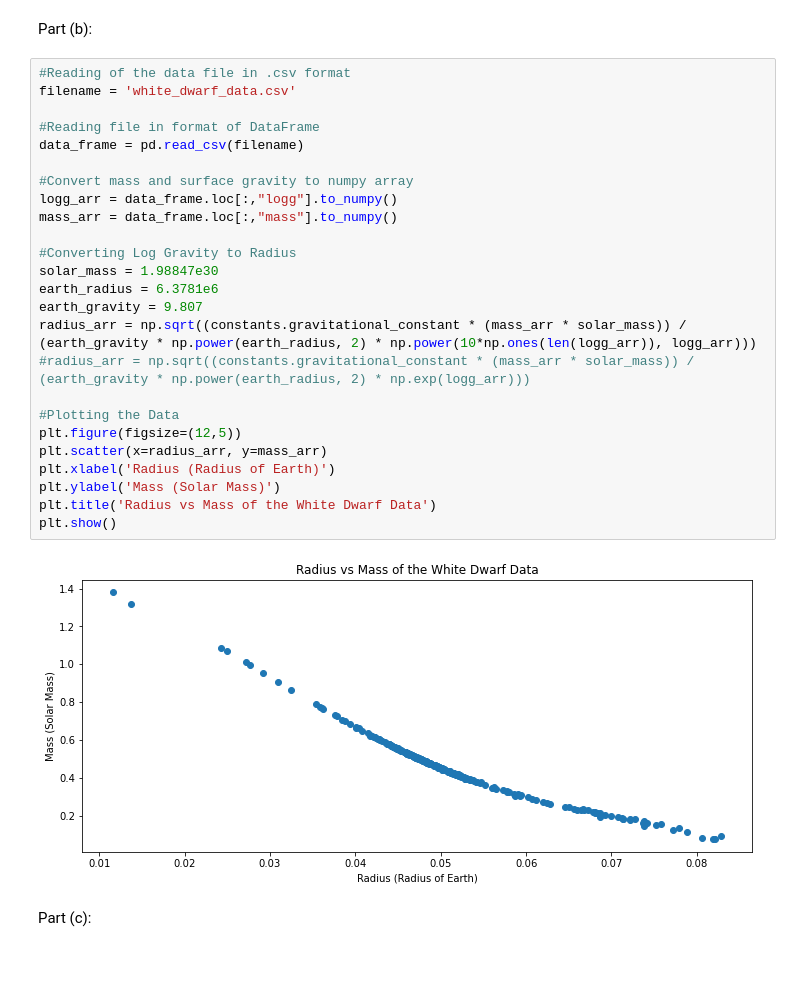
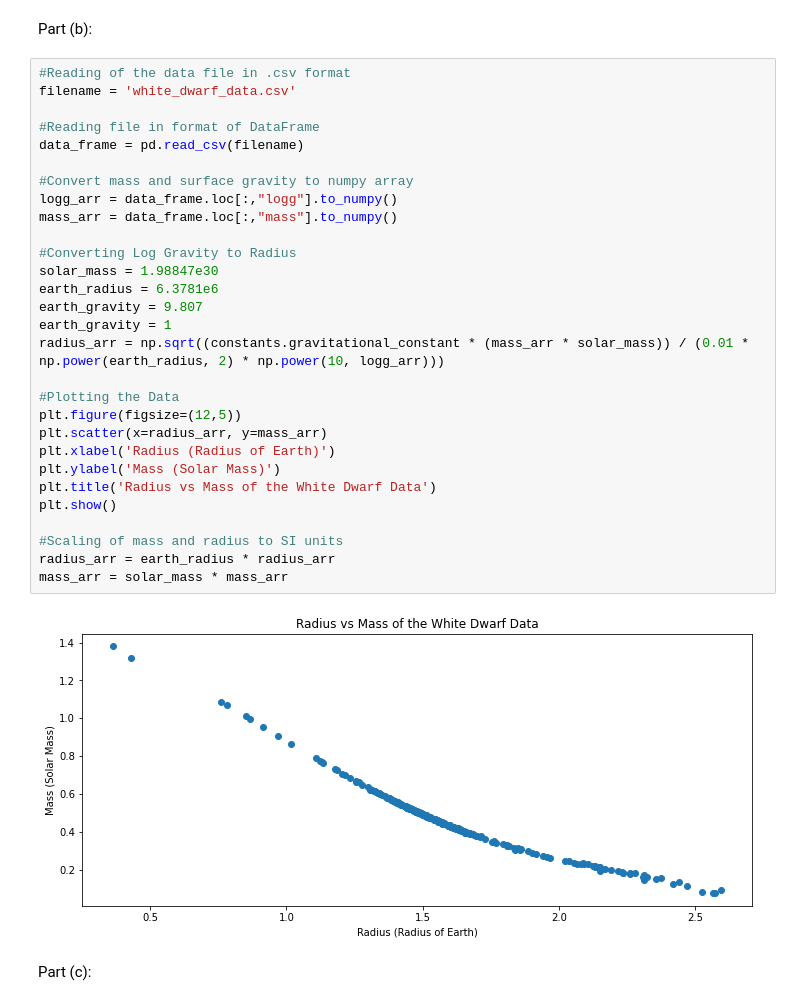
Before and after one commit to tevfikyuce/PHYS514_Final_Project, a Jupyter notebook: finalProject_main.ipynb, the cells around one changed output. Saved outputs shown, nothing was run; the diff lists cells and outputs as text; blank space fills up the shorter version.

```diff
--- a/finalProject_main.ipynb
+++ b/finalProject_main.ipynb
@@ -13,30 +19,34 @@ Part (b):
 # %%
 #Reading of the data file in .csv format
 filename = 'white_dwarf_data.csv'
 
 #Reading file in format of DataFrame
 data_frame = pd.read_csv(filename)
 
 #Convert mass and surface gravity to numpy array
 logg_arr = data_frame.loc[:,"logg"].to_numpy()
 mass_arr = data_frame.loc[:,"mass"].to_numpy()
 
 #Converting Log Gravity to Radius
 solar_mass = 1.98847e30
 earth_radius = 6.3781e6
 earth_gravity = 9.807
-radius_arr = np.sqrt((constants.gravitational_constant * (mass_arr * solar_mass)) / (earth_gravity * np.power(earth_radius, 2) * np.power(10*np.ones(len(logg_arr)), logg_arr)))
-#radius_arr = np.sqrt((constants.gravitational_constant * (mass_arr * solar_mass)) / (earth_gravity * np.power(earth_radius, 2) * np.exp(logg_arr)))
+earth_gravity = 1
+radius_arr = np.sqrt((constants.gravitational_constant * (mass_arr * solar_mass)) / (0.01 * np.power(earth_radius, 2) * np.power(10, logg_arr)))
 
 #Plotting the Data
 plt.figure(figsize=(12,5))
 plt.scatter(x=radius_arr, y=mass_arr)
 plt.xlabel('Radius (Radius of Earth)')
 plt.ylabel('Mass (Solar Mass)')
 plt.title('Radius vs Mass of the White Dwarf Data')
 plt.show()
+
+#Scaling of mass and radius to SI units
+radius_arr = earth_radius * radius_arr
+mass_arr = solar_mass * mass_arr
 # %% [output]
-[figure, old version]
+[figure, new version]
 # %% [markdown]
 Part (c):
 # %%
```
Also changed, not shown: parts of 16 cells of this notebook, 5 other files.
